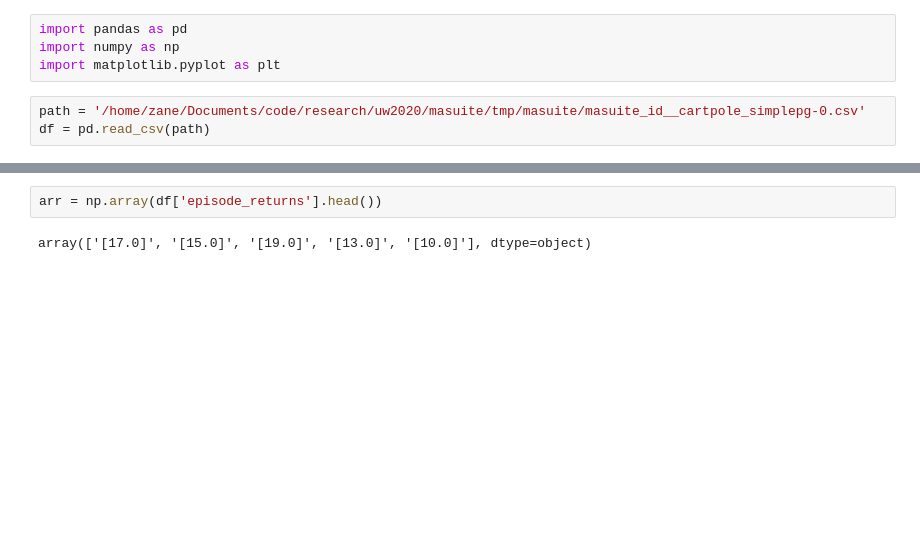
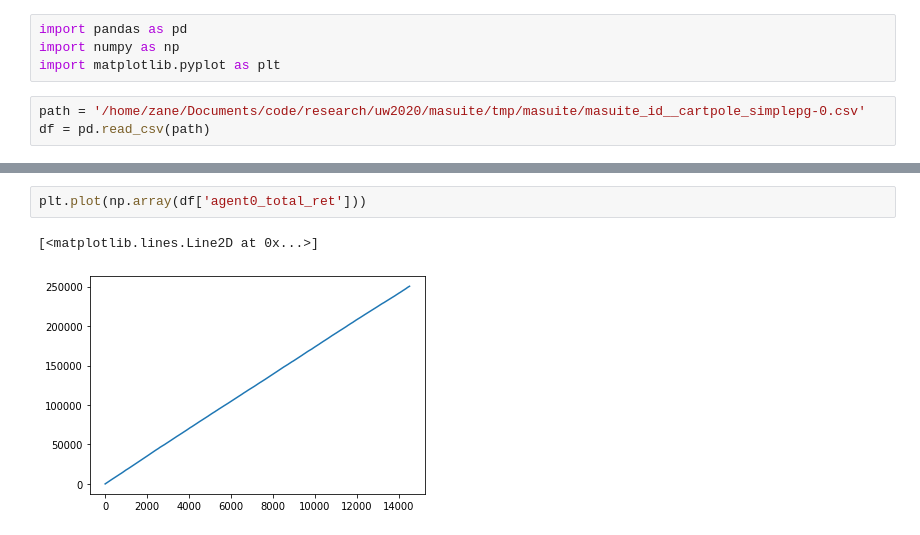
Before and after one commit to bchasnov/masuite, a Jupyter notebook: notebooks/plotting_tests.ipynb, the cells around one changed output, grey strips where cells are left out. Drawn from its saved outputs; the diff is of its cells as text; blank space fills up the shorter version.

```diff
--- a/notebooks/plotting_tests.ipynb
+++ b/notebooks/plotting_tests.ipynb
@@ -17,4 +27,5 @@ df.head()
 # %%
-arr = np.array(df['episode_returns'].head())
+plt.plot(np.array(df['agent0_total_ret']))
 # %% [output]
-array(['[17.0]', '[15.0]', '[19.0]', '[13.0]', '[10.0]'], dtype=object)
+[<matplotlib.lines.Line2D at 0x...>]
+[figure, added]
```
Also changed, not shown: parts of 6 cells of this notebook, 8 other files.
